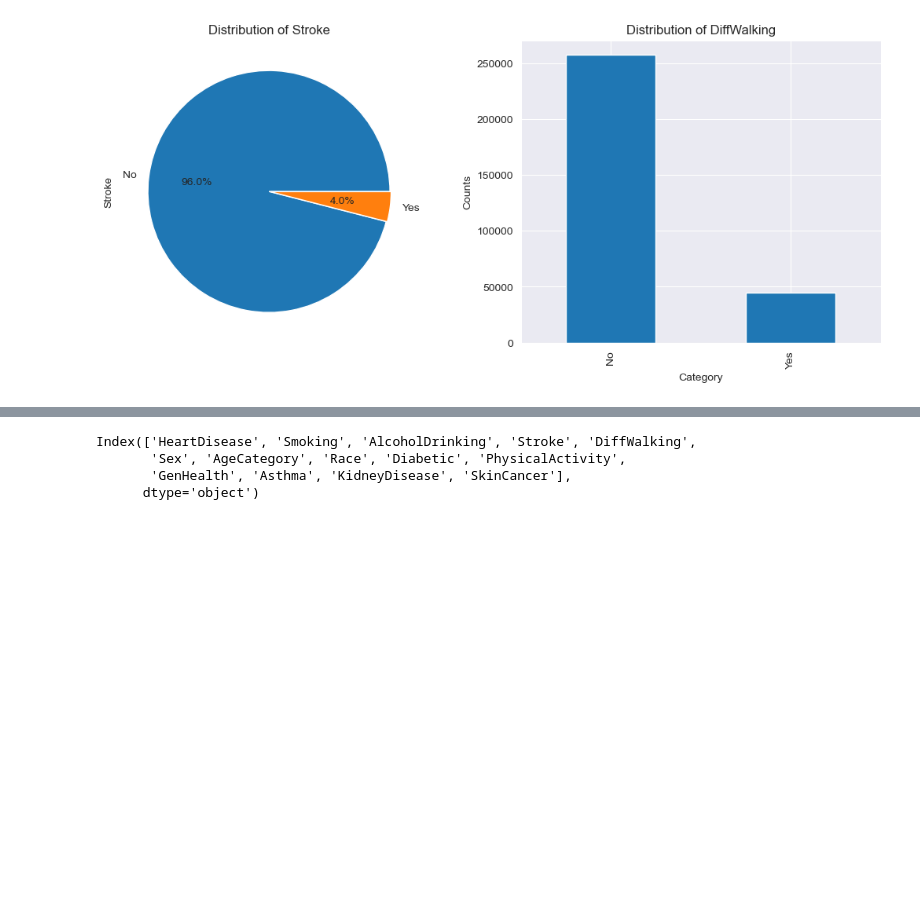
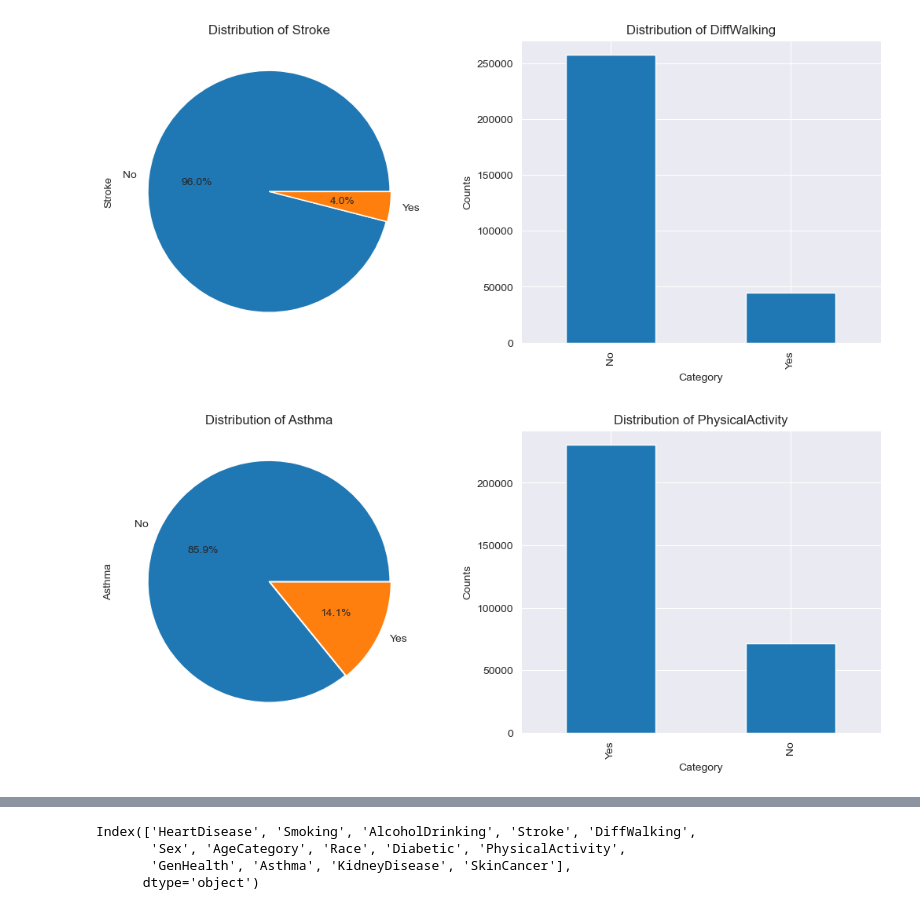
Before and after one commit to Jefest1/key_heart_disease_indicators, a Jupyter notebook: Notebooks/analysis.ipynb, the cells around one changed output, grey strips where cells are left out. Drawn from its saved outputs; the diff is of its cells as text; code cells hidden in the pictures; blank space fills up the shorter version.

```diff
--- a/Notebooks/analysis.ipynb
+++ b/Notebooks/analysis.ipynb
@@ -213,0 +211,5 @@ plot_cat()
+# %%
+# Drowing charts for Asthma and Physical Activities
+plot_cat('Asthma', 'PhysicalActivity')
+# %% [output]
+[figure, added]
```
Also changed, not shown: parts of 2 cells of this notebook.
